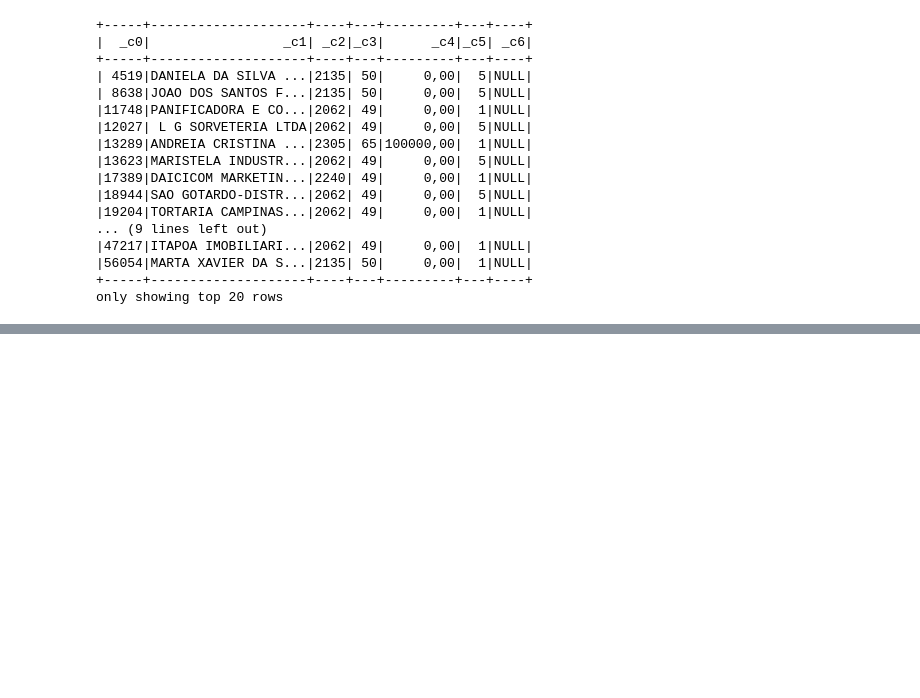
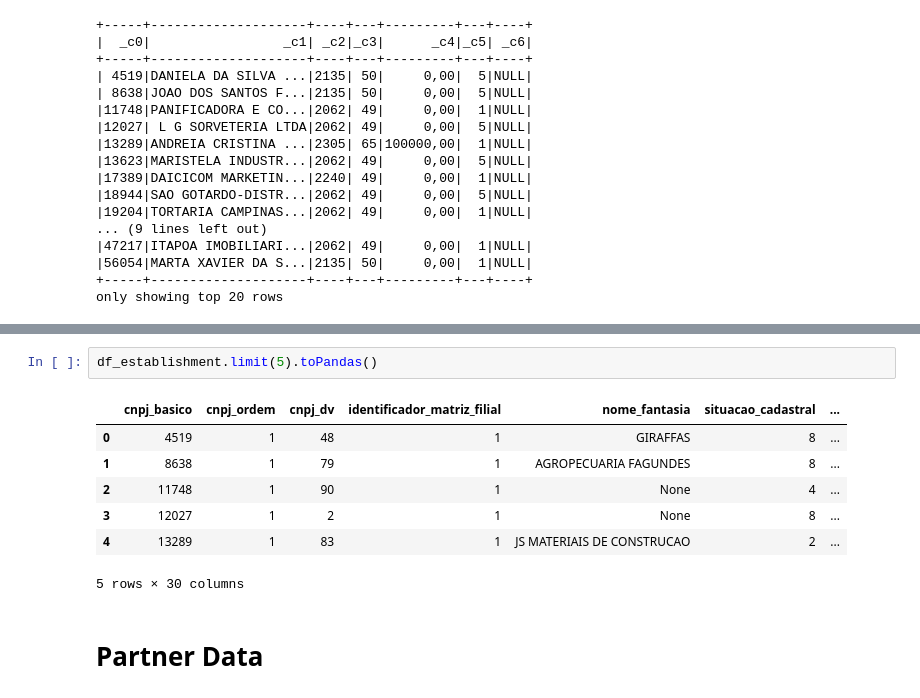
Before and after one commit to felipefsantos1993/pyspark_data_processing-apache_spark, a Jupyter notebook: code.ipynb, the cells around one changed output, grey strips where cells are left out. Drawn from its saved outputs; the diff is of its cells as text; blank space fills up the shorter version.

```diff
--- a/code.ipynb
+++ b/code.ipynb
@@ -94,0 +204,12 @@ campanyColNames = ['cnpj_basico', 'razao_social_nome_empresarial', 'natureza_jur
+# %%
+df_establishment.limit(5).toPandas()
+# %% [output]
+|  | cnpj_basico | cnpj_ordem | cnpj_dv | identificador_matriz_filial | nome_fantasia | situacao_cadastral | ... |
+| 0 | 4519 | 1 | 48 | 1 | GIRAFFAS | 8 | ... |
+| 1 | 8638 | 1 | 79 | 1 | AGROPECUARIA FAGUNDES | 8 | ... |
+| 2 | 11748 | 1 | 90 | 1 | None | 4 | ... |
+| 3 | 12027 | 1 | 2 | 1 | None | 8 | ... |
+| 4 | 13289 | 1 | 83 | 1 | JS MATERIAIS DE CONSTRUCAO | 2 | ... |
+5 rows × 30 columns
+# %% [markdown]
+# Partner Data
```
Also changed, not shown: parts of 24 cells of this notebook, 3 other files.
